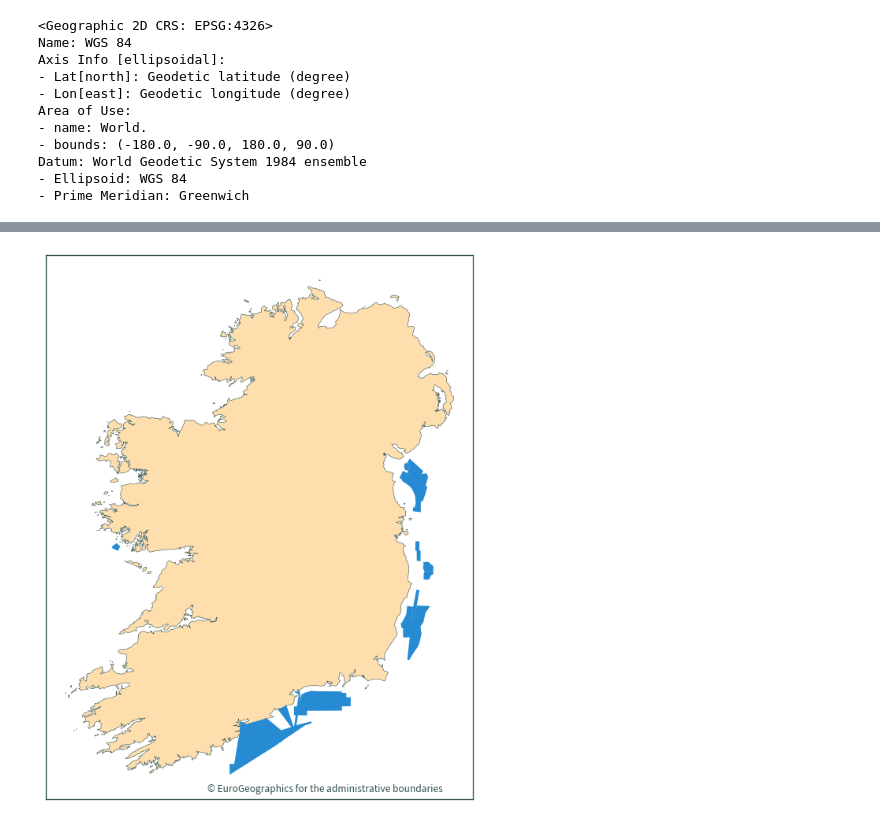
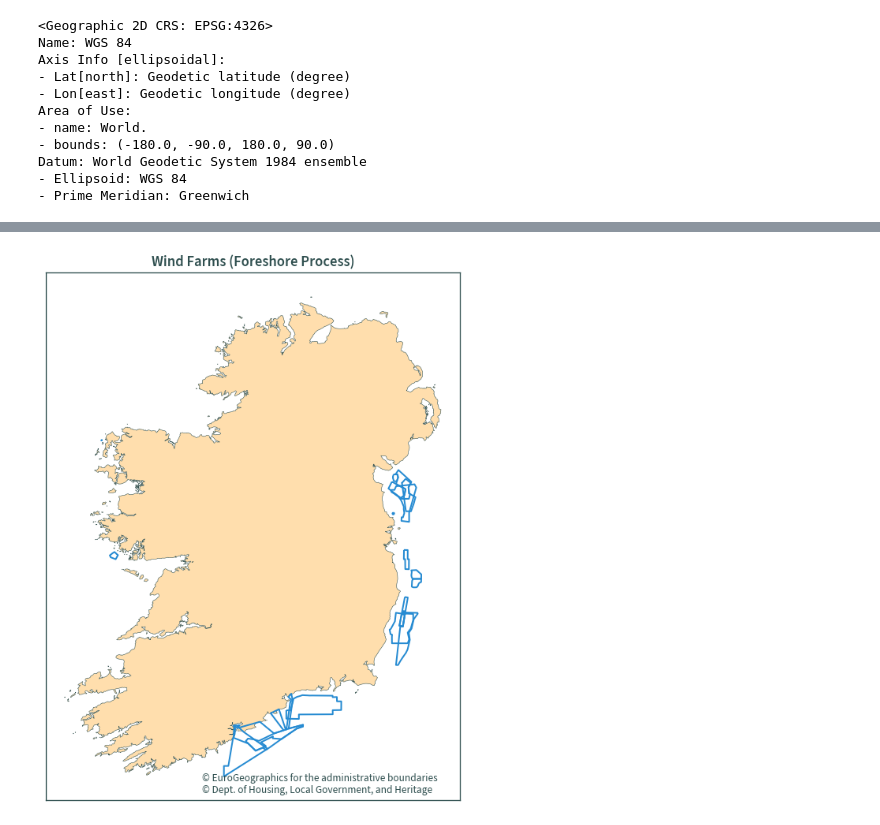
Before and after one commit to wind-to-hydrogen-toolkit/hydrogen-salt-storage, a Jupyter notebook: notebooks/wind_farms_foreshore_process.ipynb, the cells around one changed output, grey strips where cells are left out. Saved outputs shown, nothing was run; the diff lists cells and outputs as text; code cells hidden in the pictures.

Commit message:
update data layers

```diff
--- a/notebooks/wind_farms_foreshore_process.ipynb
+++ b/notebooks/wind_farms_foreshore_process.ipynb
@@ -65,4 +61,6 @@ ZipFile(DATA_FILE).namelist()
  'Energy_Offshore_Renewable.prj',
  'Energy_Offshore_Renewable.xml']
 # %%
-wind_farms = gpd.read_file(os.path.join(f"zip://{DATA_FILE}!Energy_Offshore_Renewable.shp"))
+wind_farms = gpd.read_file(
+    os.path.join(f"zip://{DATA_FILE}!Energy_Offshore_Renewable.shp")
+)
@@ -104,16 +114,18 @@ Datum: World Geodetic System 1984 ensemble
 # %%
 ax = ie.plot(
     color="navajowhite", figsize=(7.5, 7.5),
     edgecolor="darkslategrey", linewidth=.4
 )
-wind_farms.plot(ax=ax)
+wind_farms.boundary.plot(ax=ax)
 
+plt.title("Wind Farms (Foreshore Process)")
 plt.text(
     -8.75, 51.275,
-    "© EuroGeographics for the administrative boundaries"
+    "© EuroGeographics for the administrative boundaries\n"
+    "© Dept. of Housing, Local Government, and Heritage"
 )
 plt.tick_params(labelbottom=False, labelleft=False)
 plt.tight_layout()
 plt.show()
 # %% [output]
-[figure, old version]
+[figure, new version]
```
Also changed, not shown: parts of 5 cells of this notebook, 2 other files.
